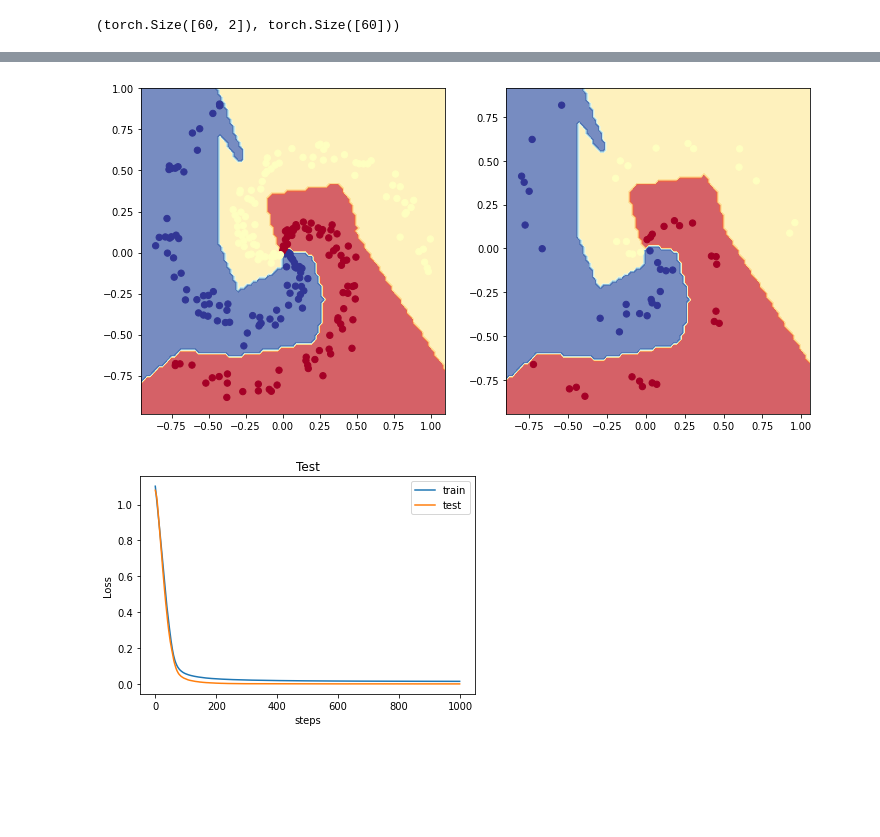
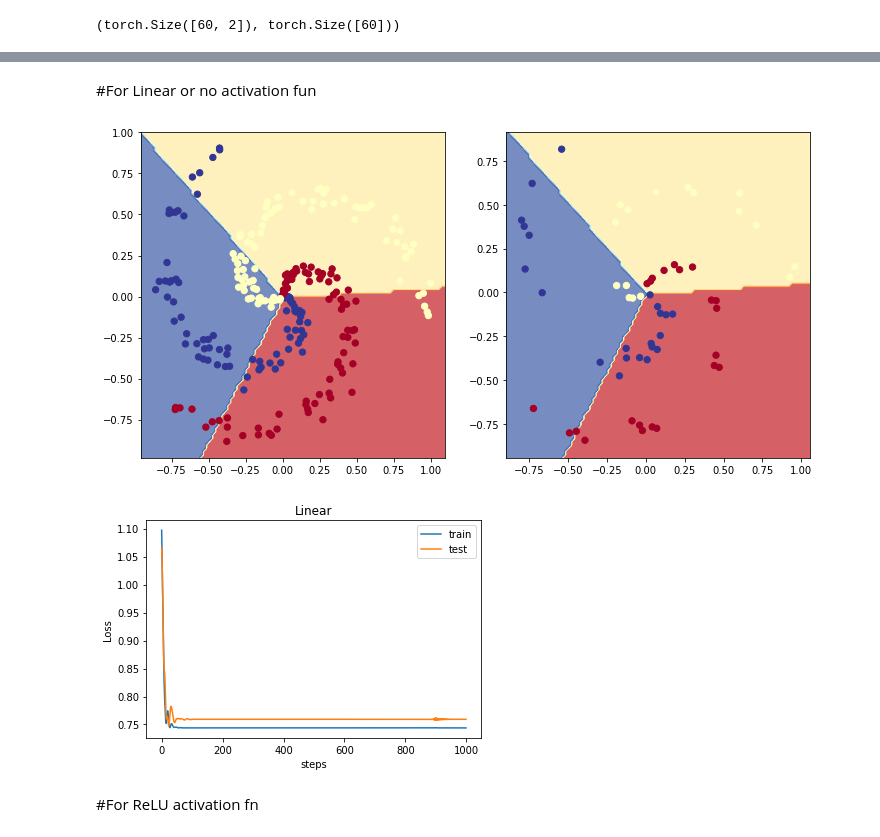
Before and after one commit to MananShukla7/Pytorch-CV, a Jupyter notebook: Make_moon(Binary)_and_Spiral(Multi-Class)_dataset_classification_problem.ipynb, the cells around one changed output, grey strips where cells are left out. Cells and saved outputs as stored; diff of their text form; code cells hidden in the pictures; blank space fills up the shorter version.

Commit message:
Both models created and completed with 99% accuracy using diff activation functions

```diff
--- a/Make_moon(Binary)_and_Spiral(Multi-Class)_dataset_classification_problem.ipynb
+++ b/Make_moon(Binary)_and_Spiral(Multi-Class)_dataset_classification_problem.ipynb
@@ -87,9 +87,9 @@ class MoonModelV0(nn.Module):
       super().__init__()
       self.layer_stack=nn.Sequential(
           nn.Linear(in_features=2,out_features=10),
-          nn.Sigmoid(),
+          nn.ReLU(),    #can also use nn.Sigmoid(),Tanh() or no activation fn
           nn.Linear(in_features=10,out_features=10),
-          nn.Sigmoid(),
+          nn.ReLU(),      # nn.Sigmoid(),#Tanh(),no_fn
           nn.Linear(in_features=10,out_features=1)
       )
 
@@ -484,18 +502,23 @@ epoch: 900 | train loss: 0.01472 | train acc: 0.99 | test loss: 0.00026 | test a
+# %% [markdown]
+#For Linear or no activation fun
 # %%
 # Plot decision boundaries for training and test sets
+
+#For Linear or no activation fun
 plt.figure(figsize=(12,6))
 plt.subplot(1,2,1)
 h.plot_decision_boundary(model_1,X_train,y_train)
 plt.subplot(1,2,2)
 h.plot_decision_boundary(model_1,X_test,y_test)
 # %% [output]
-[figure, old version]
+[figure, new version]
 # %%
 h.lossfn_curve(train_l,1000)
-plt.title("Train")
 h.lossfn_curve(test_l,1000)
-plt.title("Test")
+plt.title("Linear")
 plt.legend(["train","test"])
 plt.show()
 # %% [output]
-[figure, old version]
+[figure, new version]
+# %% [markdown]
+#For ReLU activation fn
```
Also changed, not shown: parts of 20 cells of this notebook.
